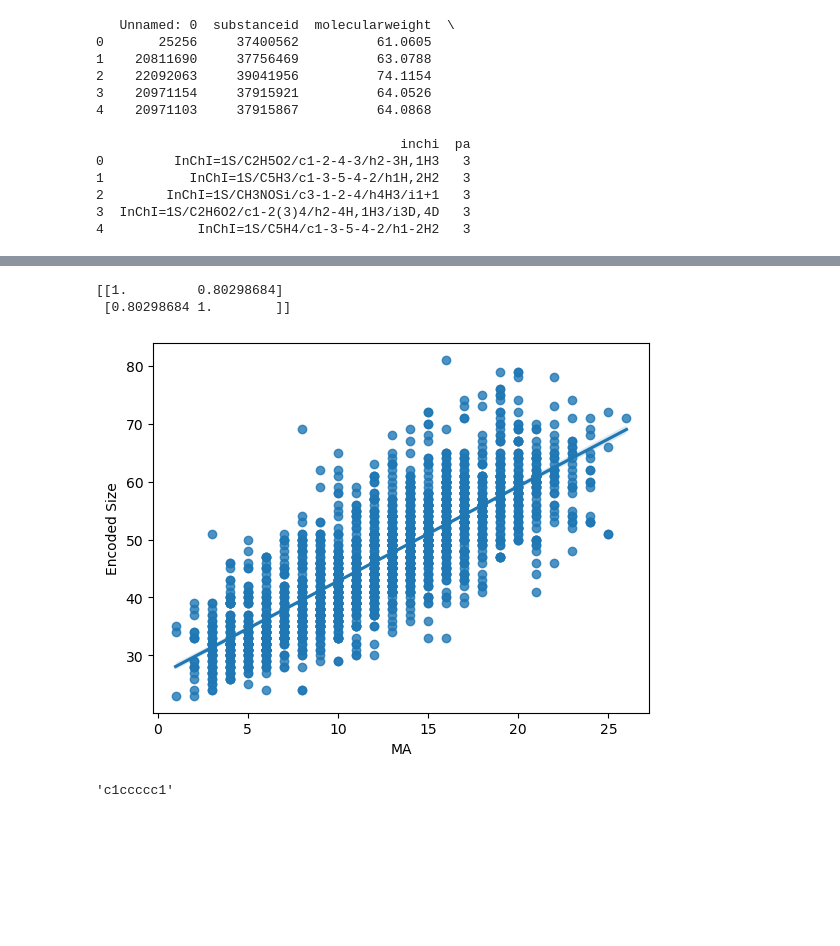
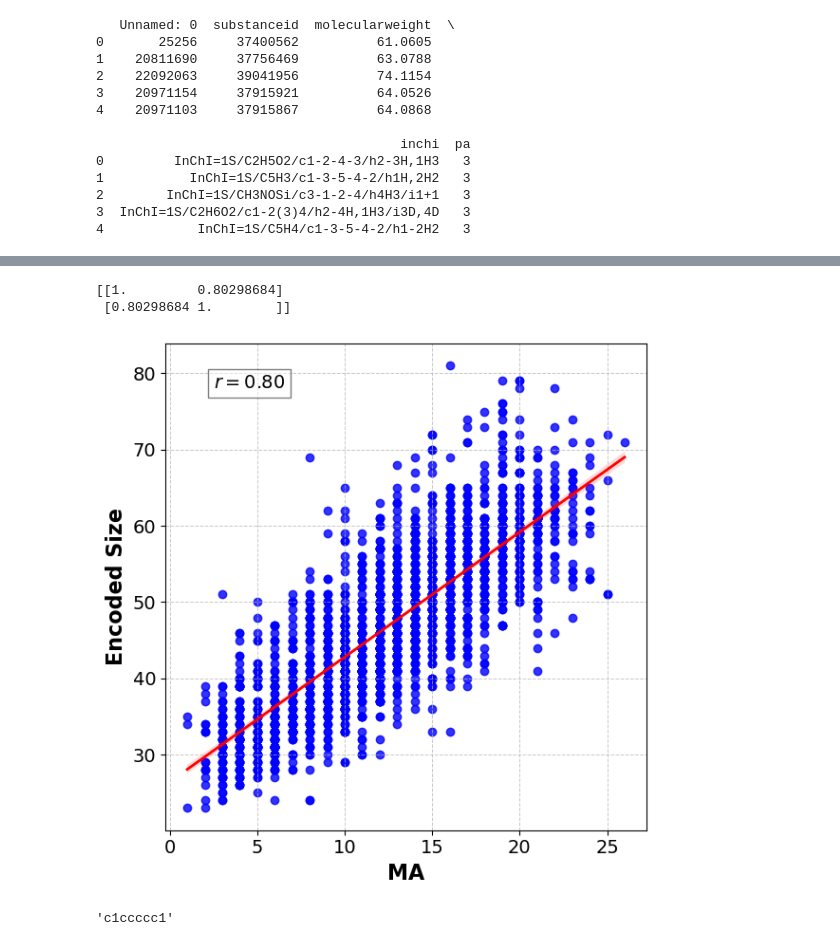
Before and after one commit to daenuprobst/molzip, a Jupyter notebook: drafts/zip_vs_MA/compare.ipynb, the cells around one changed output, grey strips where cells are left out. Saved outputs shown, nothing was run; the diff lists cells and outputs as text; code cells hidden in the pictures; blank space fills up the shorter version.

Commit message:
update figure

```diff
--- a/drafts/zip_vs_MA/compare.ipynb
+++ b/drafts/zip_vs_MA/compare.ipynb
@@ -29,7 +29,7 @@ def inchi2smiles(inchi_str):
     else:
         return None
 
-
+from scipy.stats import linregress
 
 
 ma_data =pd.read_csv("ma_mw_subsampled_by_mw.csv")
@@ -53,10 +53,32 @@ for inch_str, ma  in zip(inchi, pa):
         pass
 #compute linear correlation coefficient between molecular weight and pa
 print(np.corrcoef(MA, ENCODESIZE))
-#make a nice scatter plot of molecular weight vs pa with a linear fit
-sns.regplot(MA, ENCODESIZE)
-plt.xlabel("MA")
-plt.ylabel("Encoded Size")
+# Create a figure and axis object
+fig, ax = plt.subplots(figsize=(6, 6))
+
+# Create the scatter plot with a linear fit
+sns.regplot(x=MA, y=ENCODESIZE, ax=ax, color='blue', line_kws={"color": "red", "lw": 2})
+
+# Set axis labels
+ax.set_xlabel('MA', fontsize=16, fontweight='bold')
+ax.set_ylabel('Encoded Size', fontsize=16, fontweight='bold')
+
+# Set axis tick labels size
+ax.tick_params(axis='both', which='major', labelsize=14)
+
+# Add a grid
+ax.grid(True, linestyle='--', linewidth=0.7, alpha=0.7)
+
+# Calculate the linear correlation coefficient
+correlation_matrix = np.corrcoef(MA, ENCODESIZE)
+correlation_coefficient = correlation_matrix[0, 1]
+
+# Add the linear correlation coefficient as an inset
+ax.text(0.1, 0.9, f'$r = {correlation_coefficient:.2f}$', horizontalalignment='left', verticalalignment='bottom', transform=ax.transAxes, fontsize=14, bbox=dict(facecolor='white', alpha=0.5))
+
+# Show the plot without extra white space
+plt.tight_layout()
+plt.savefig('ma_vs_encoded_size.png', dpi=300)
 plt.show()
 # %% [output]
    Unnamed: 0  substanceid  molecularweight  \
@@ -87,6 +109,6 @@ RDKit ERROR: [15:56:34] Explicit valence for atom # 25 Ga, 4, is greater than pe
 [[1.         0.80298684]
  [0.80298684 1.        ]]
-[figure, old version]
+[figure, new version]
 # %%
 smiles_str
 # %% [output]
```
Also changed, not shown: parts of 1 cell of this notebook.
